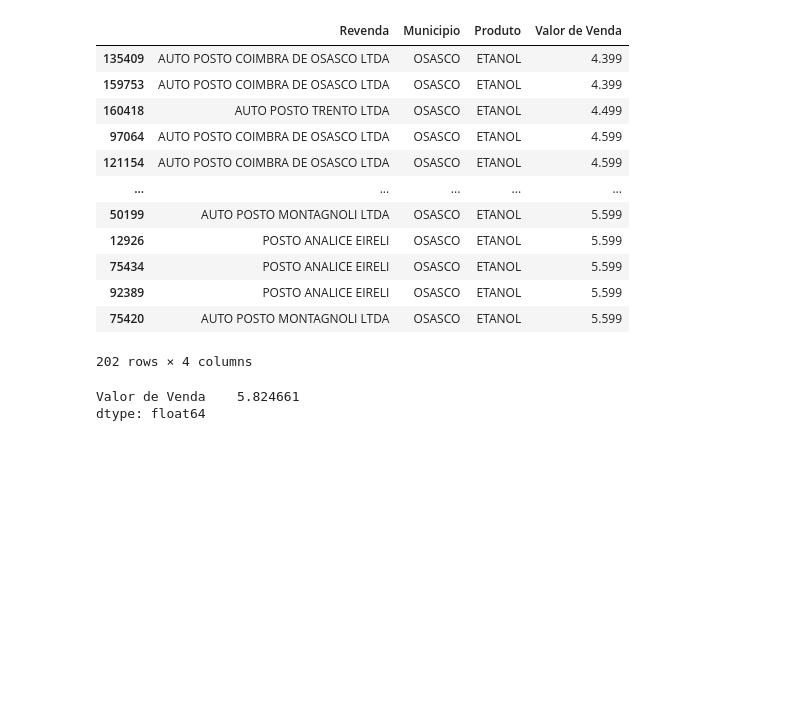
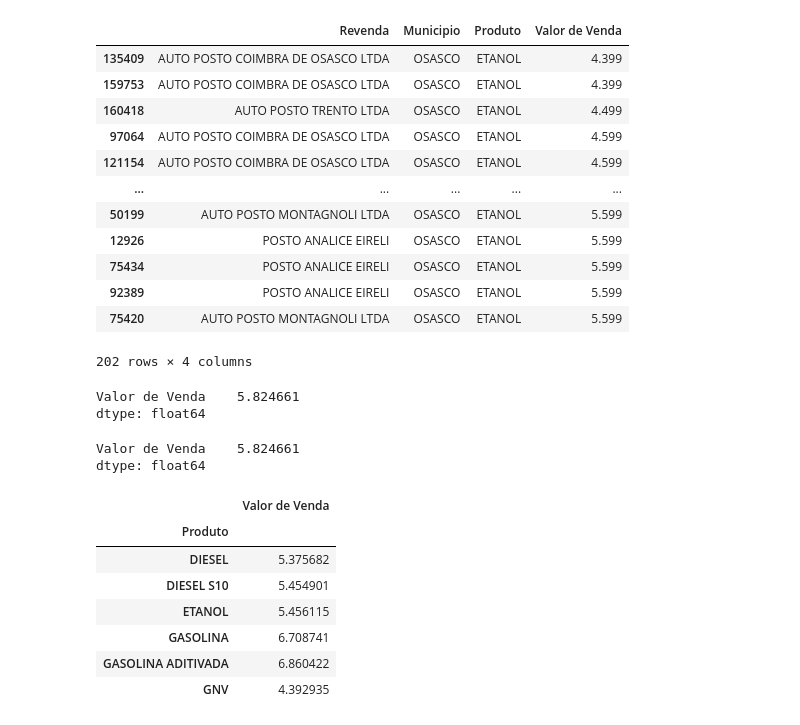
Before and after one commit to Fael3113/Primeiro-Exemplo-em-Pandas, a Jupyter notebook: Exemplo em Pandas.ipynb, the cells around one changed output. Cells and saved outputs as stored; diff of their text form; code cells hidden in the pictures; blank space fills up the shorter version.

```diff
--- a/Exemplo em Pandas.ipynb
+++ b/Exemplo em Pandas.ipynb
@@ -251,3 +251,23 @@ display(ca_df.loc[(ca_df['Bairro'] == 'MOOCA') &
 # %% [output]
 Valor de Venda    5.824661
 dtype: float64
+# %%
+#Outra forma de se fazer o item acima
+display(ca_df.loc[(ca_df['Bairro'] == 'MOOCA') &
+                    (ca_df['Municipio'] == 'SAO PAULO') &
+                    ((ca_df['Produto'] == 'GASOLINA') | (ca_df['Produto'] == 'ETANOL')),['Valor de Venda']].mean())
+# %% [output]
+Valor de Venda    5.824661
+dtype: float64
+# %%
+#Mostrar a média de valor por combustível no Brasil
+display(cb_df[['Produto','Valor de Venda']].groupby(by='Produto').mean())
+# %% [output]
+|  | Valor de Venda |
+| Produto |  |
+| DIESEL | 5.375682 |
+| DIESEL S10 | 5.454901 |
+| ETANOL | 5.456115 |
+| GASOLINA | 6.708741 |
+| GASOLINA ADITIVADA | 6.860422 |
+| GNV | 4.392935 |
```
Also changed, not shown: parts of 4 cells of this notebook, 1 other file.
